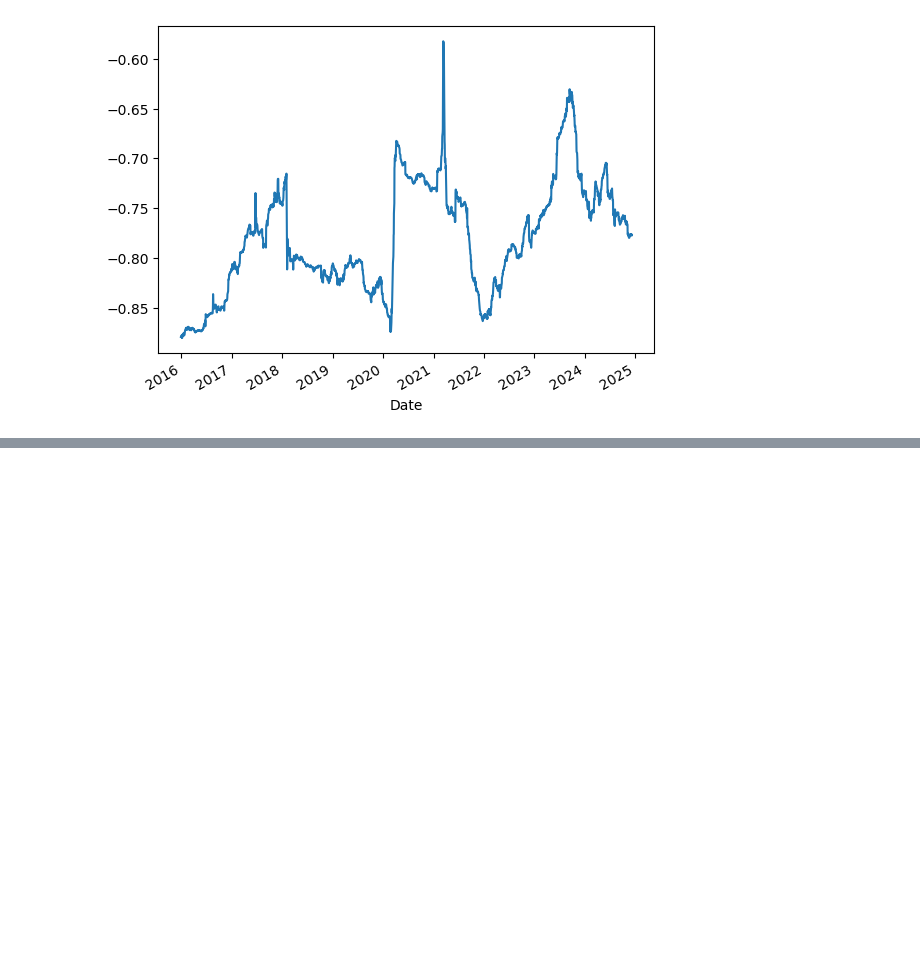
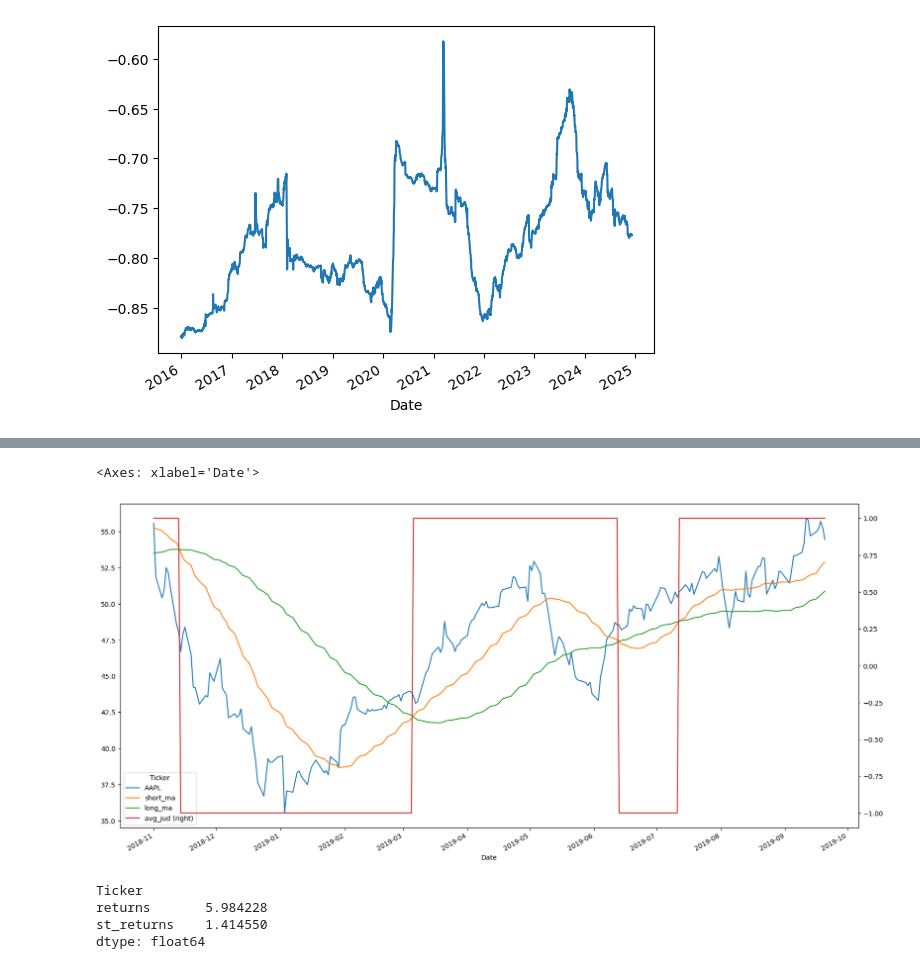
Before and after one commit to tenofovir/stock_analysis_tool, a Jupyter notebook: Quant.ipynb, the cells around one changed output, grey strips where cells are left out. Saved outputs shown, nothing was run; the diff lists cells and outputs as text; code cells hidden in the pictures; blank space fills up the shorter version.

```diff
--- a/Quant.ipynb
+++ b/Quant.ipynb
@@ -241,0 +264,4 @@ grow_rate['SPY'].rolling(window = 250).corr(grow_rate['VIX']).plot()
+# %%
+#non-strategic and strategic return
+df["returns"] = np.log(df['AAPL']/df['AAPL'].shift(1))
+df["st_returns"] = df['avg_jud'].shift(1)*df["returns"]
@@ -241,0 +283,13 @@ grow_rate['SPY'].rolling(window = 250).corr(grow_rate['VIX']).plot()
+# %%
+df["2018-11-01":"2019-09-21"][["AAPL","short_ma","long_ma","avg_jud"]].plot(figsize= (20,10),secondary_y = "avg_jud")
+# %% [output]
+<Axes: xlabel='Date'>
+[figure, added]
+# %%
+df.dropna(inplace=True)
+np.exp(df[['returns','st_returns']].sum())
+# %% [output]
+Ticker
+returns       5.984228
+st_returns    1.414550
+dtype: float64
```
Also changed, not shown: parts of 7 cells of this notebook.
